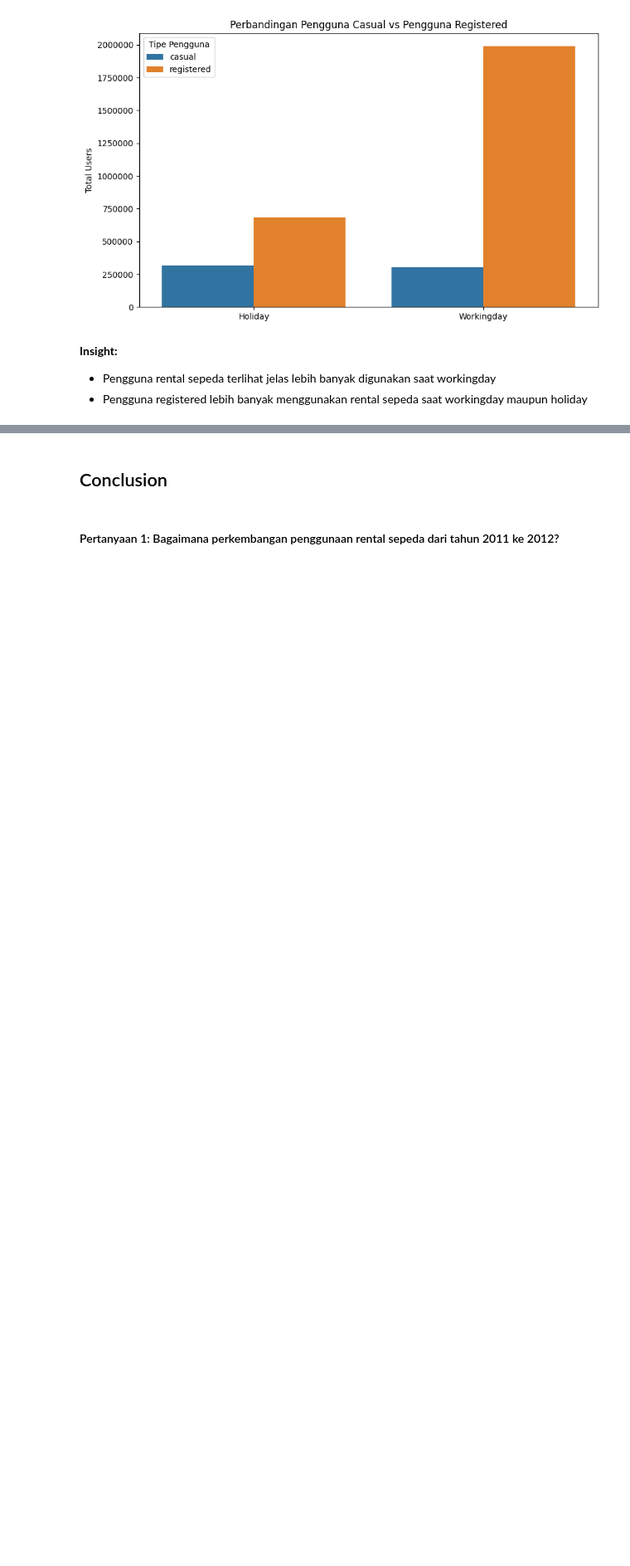
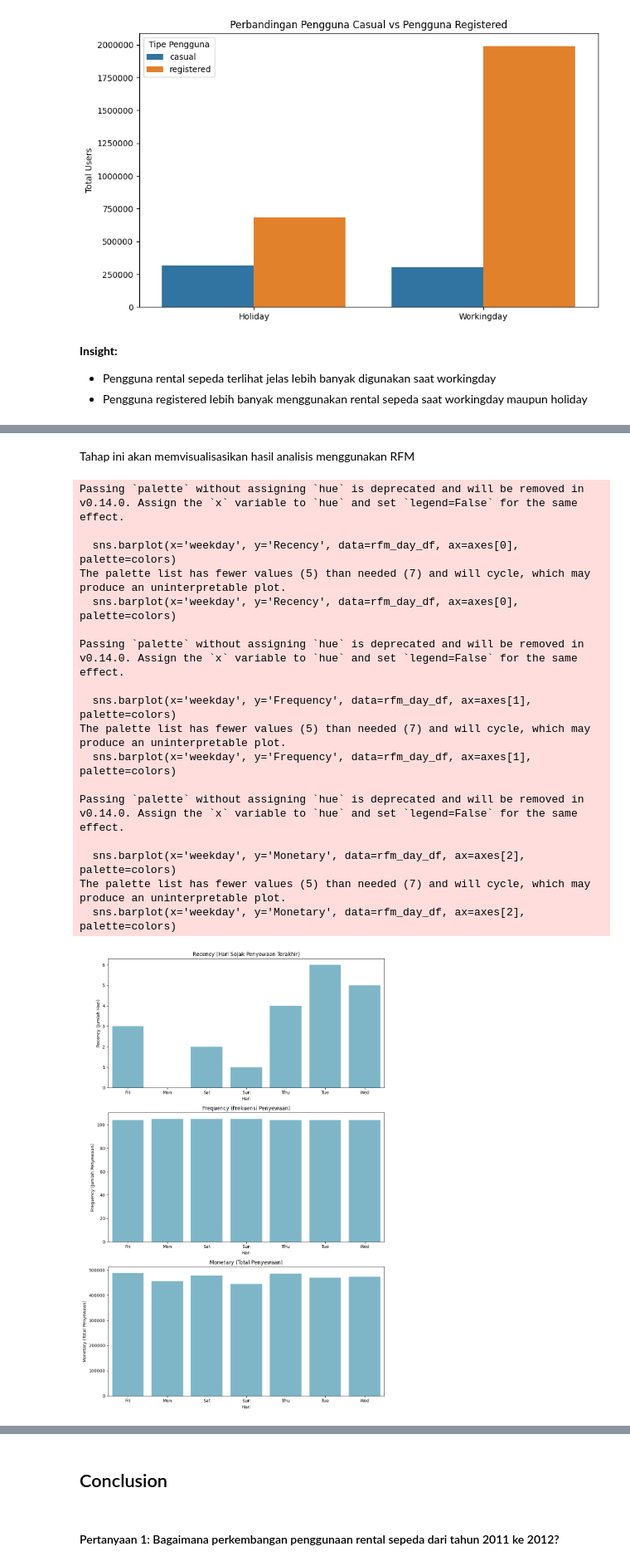
Before and after one commit to HenPx/EDA-Bike-Sharing-Dataset, a Jupyter notebook: Bike_Sharing_Dataset_Analyst.ipynb, the cells around one changed output, grey strips where cells are left out. Shown at 83% size. Cells and saved outputs as stored; diff of their text form; code cells hidden in the pictures; blank space fills up the shorter version.

```diff
--- a/Bike_Sharing_Dataset_Analyst.ipynb
+++ b/Bike_Sharing_Dataset_Analyst.ipynb
@@ -588,0 +597,20 @@ plt.show()
+# %%
+# Recency digunakan untuk mengetahui perilaku kapan terakhir pelanggan melakukan transaksi
+day_df['dteday'] = pd.to_datetime(day_df['dteday'])
+latest_date = day_df['dteday'].max()
+day_df['Recency'] = (latest_date - day_df['dteday']).dt.days
+
+# Frequency digunakan untuk mengetahui bagaimana penyewan sepeda dalam satu minggu
+frequency_day_df = day_df.groupby('weekday').size().reset_index(name='Frequency')
+
+# Monetary merupakan seberapa besar total pengguna per harinya
+monetary_day_df = day_df.groupby('weekday')['cnt'].sum().reset_index(name='Monetary')
+
+# Setelah mendapatkan RFM, selanjutnya akan dibuatkan Dataframe khusus untuk mendapatkan hasil akhir setiap analisisnya
+rfm_day_df = day_df.groupby('weekday').agg(
+    Recency=('Recency', 'min'),  # Minimal recency value for each weekday
+    Frequency=('weekday', 'count'),  # Frequency calculated above
+    Monetary=('cnt', 'sum')  # Total bike rentals (monetary value)
+).reset_index()
+
+rfm_day_df.sort_values(by=['Recency', 'Frequency', 'Monetary'], ascending=[True, False, False])
@@ -588,0 +633,45 @@ plt.show()
+# %% [markdown]
+Tahap ini akan memvisualisasikan hasil analisis menggunakan RFM
+# %%
+fig, axes = plt.subplots(3, 1, figsize=(10, 15))
+colors = ["#72BCD4", "#72BCD4", "#72BCD4", "#72BCD4", "#72BCD4"]
+
+# Recency graph
+sns.barplot(x='weekday', y='Recency', data=rfm_day_df, ax=axes[0], palette=colors)
+axes[0].set_title('Recency (Hari Sejak Penyewaan Terakhir)')
+axes[0].set_xlabel('Hari')
+axes[0].set_ylabel('Recency (Jumlah Hari)')
+
+# Frequency graph
+sns.barplot(x='weekday', y='Frequency', data=rfm_day_df, ax=axes[1], palette=colors)
+axes[1].set_title('Frequency (Frekuensi Penyewaan)')
+axes[1].set_xlabel('Hari')
+axes[1].set_ylabel('Frequency (Jumlah Penyewaan)')
+
+# Monetary graph
+sns.barplot(x='weekday', y='Monetary', data=rfm_day_df, ax=axes[2], palette=colors)
+axes[2].set_title('Monetary (Total Penyewaan)')
+axes[2].set_xlabel('Hari')
+axes[2].set_ylabel('Monetary (Total Penyewaan)')
+
+plt.tight_layout()
+plt.show()
+# %% [output]
+Passing `palette` without assigning `hue` is deprecated and will be removed in v0.14.0. Assign the `x` variable to `hue` and set `legend=False` for the same effect.
+
+  sns.barplot(x='weekday', y='Recency', data=rfm_day_df, ax=axes[0], palette=colors)
+The palette list has fewer values (5) than needed (7) and will cycle, which may produce an uninterpretable plot.
+  sns.barplot(x='weekday', y='Recency', data=rfm_day_df, ax=axes[0], palette=colors)
+
+Passing `palette` without assigning `hue` is deprecated and will be removed in v0.14.0. Assign the `x` variable to `hue` and set `legend=False` for the same effect.
+
+  sns.barplot(x='weekday', y='Frequency', data=rfm_day_df, ax=axes[1], palette=colors)
+The palette list has fewer values (5) than needed (7) and will cycle, which may produce an uninterpretable plot.
+  sns.barplot(x='weekday', y='Frequency', data=rfm_day_df, ax=axes[1], palette=colors)
+
+Passing `palette` without assigning `hue` is deprecated and will be removed in v0.14.0. Assign the `x` variable to `hue` and set `legend=False` for the same effect.
+
+  sns.barplot(x='weekday', y='Monetary', data=rfm_day_df, ax=axes[2], palette=colors)
+The palette list has fewer values (5) than needed (7) and will cycle, which may produce an uninterpretable plot.
+  sns.barplot(x='weekday', y='Monetary', data=rfm_day_df, ax=axes[2], palette=colors)
+[figure, added]
```
Also changed, not shown: parts of 9 cells of this notebook, 4 other files.
